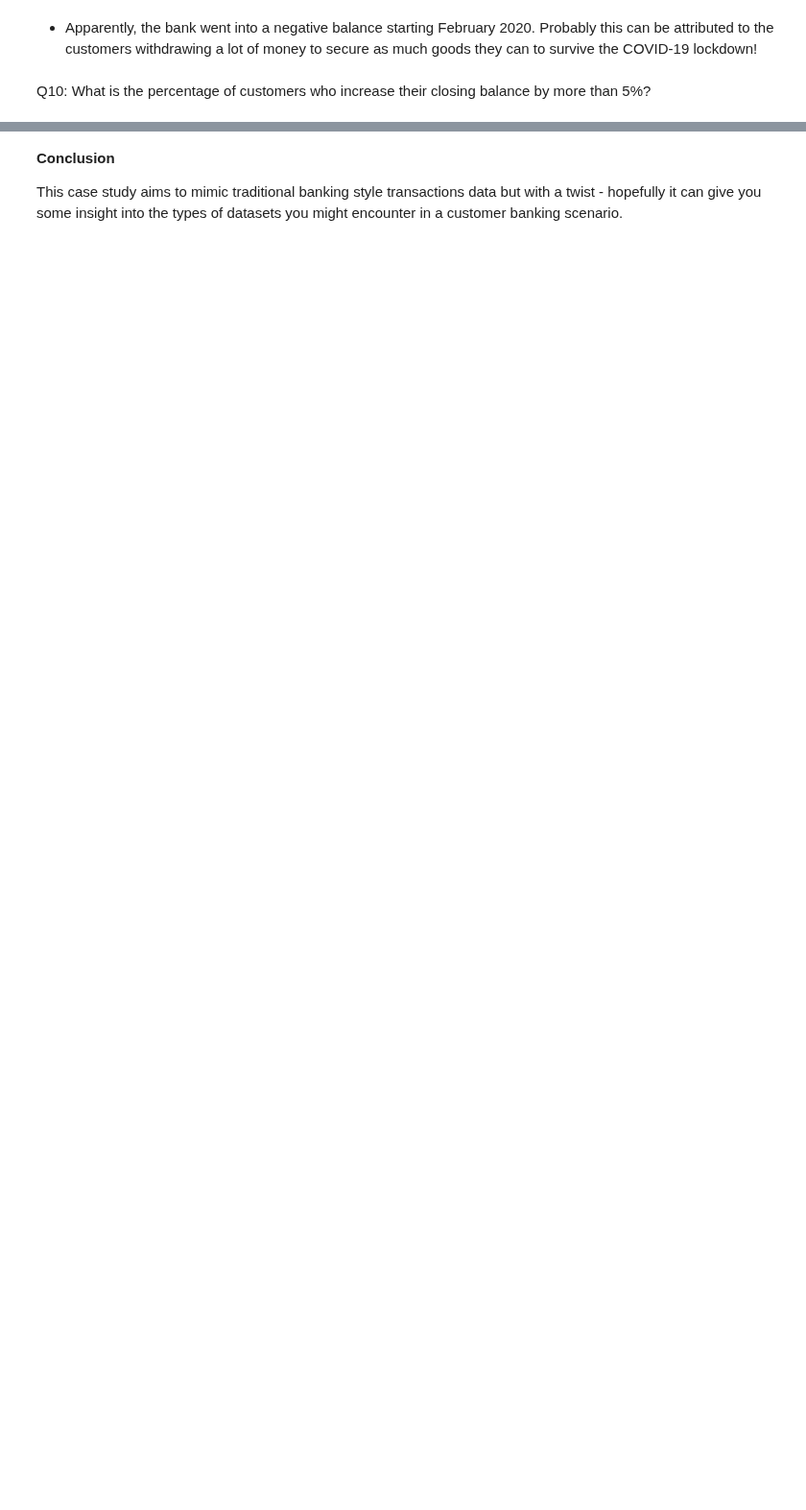
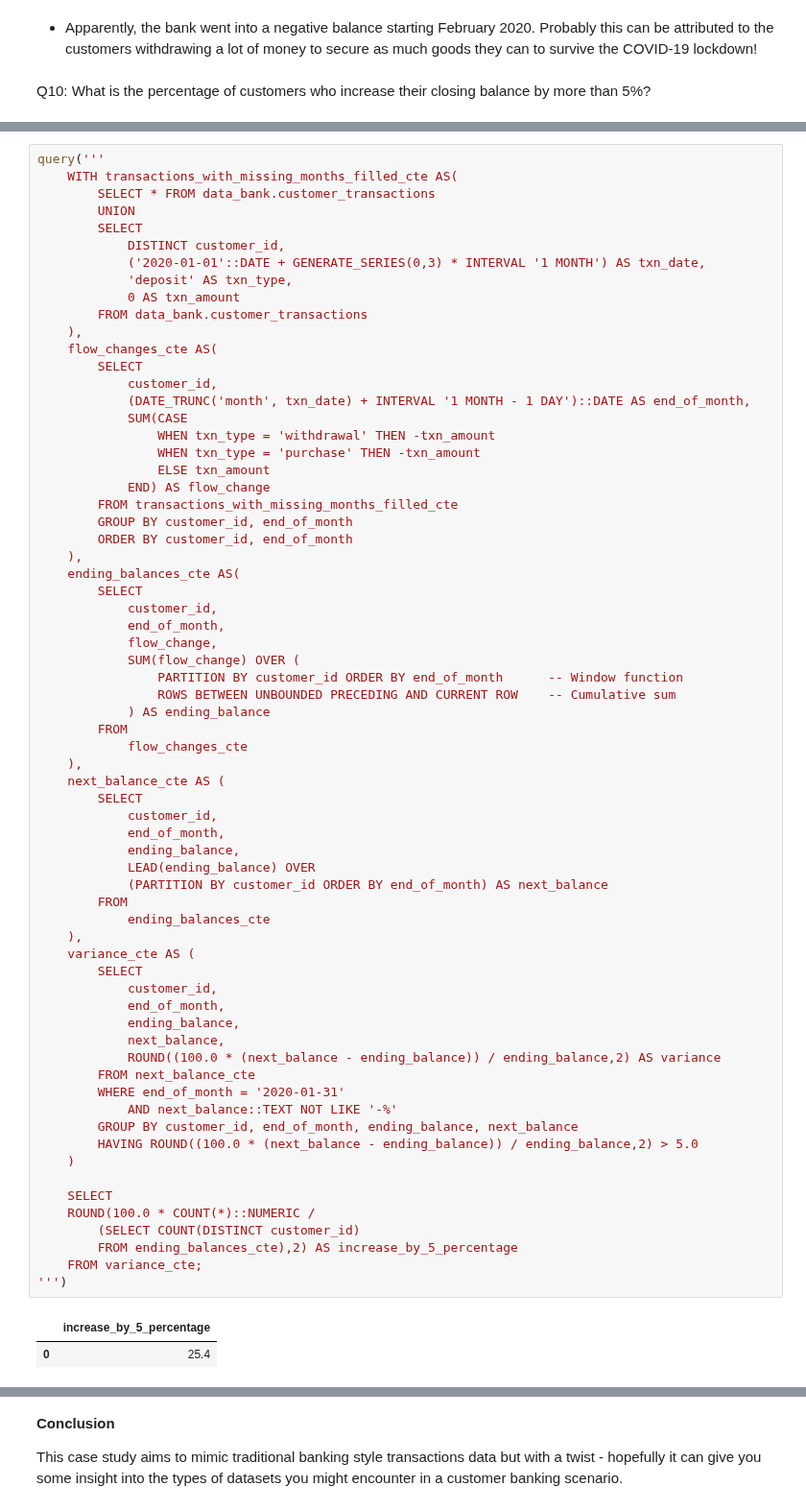
Before and after one commit to 20100215/8_Week_SQL_Challenge, a Jupyter notebook: Week 4 (Data Bank)/week4.ipynb, the cells around one changed output, grey strips where cells are left out. Shown at 96% size. Drawn from its saved outputs; the diff is of its cells as text; blank space fills up the shorter version.

```diff
--- a/Week 4 (Data Bank)/week4.ipynb
+++ b/Week 4 (Data Bank)/week4.ipynb
@@ -603,0 +577,70 @@ The Data Bank team wants you to use the outputs generated from the above section
+# %%
+query('''
+    WITH transactions_with_missing_months_filled_cte AS(
+        SELECT * FROM data_bank.customer_transactions
+        UNION
+        SELECT
+            DISTINCT customer_id,
+            ('2020-01-01'::DATE + GENERATE_SERIES(0,3) * INTERVAL '1 MONTH') AS txn_date,
+            'deposit' AS txn_type,
+            0 AS txn_amount
+        FROM data_bank.customer_transactions
+    ),
+    flow_changes_cte AS(
+        SELECT
+            customer_id,
+            (DATE_TRUNC('month', txn_date) + INTERVAL '1 MONTH - 1 DAY')::DATE AS end_of_month,
+            SUM(CASE
+                WHEN txn_type = 'withdrawal' THEN -txn_amount
+                WHEN txn_type = 'purchase' THEN -txn_amount
+                ELSE txn_amount
+            END) AS flow_change
+        FROM transactions_with_missing_months_filled_cte
+        GROUP BY customer_id, end_of_month
+        ORDER BY customer_id, end_of_month
+    ),
+    ending_balances_cte AS(
+        SELECT
+            customer_id,
+            end_of_month,
+            flow_change,
+            SUM(flow_change) OVER (
+                PARTITION BY customer_id ORDER BY end_of_month      -- Window function
+                ROWS BETWEEN UNBOUNDED PRECEDING AND CURRENT ROW    -- Cumulative sum
+            ) AS ending_balance
+        FROM
+            flow_changes_cte
+    ),
+    next_balance_cte AS (
+        SELECT
+            customer_id,
+            end_of_month,
+            ending_balance,
+            LEAD(ending_balance) OVER
+            (PARTITION BY customer_id ORDER BY end_of_month) AS next_balance
+        FROM
+            ending_balances_cte
+    ),
+    variance_cte AS (
+        SELECT
+            customer_id,
+            end_of_month,
+            ending_balance,
+            next_balance,
+            ROUND((100.0 * (next_balance - ending_balance)) / ending_balance,2) AS variance
+        FROM next_balance_cte
+        WHERE end_of_month = '2020-01-31'
+            AND next_balance::TEXT NOT LIKE '-%'
+        GROUP BY customer_id, end_of_month, ending_balance, next_balance
+        HAVING ROUND((100.0 * (next_balance - ending_balance)) / ending_balance,2) > 5.0
+    )
+
+    SELECT
+    ROUND(100.0 * COUNT(*)::NUMERIC /
+        (SELECT COUNT(DISTINCT customer_id)
+        FROM ending_balances_cte),2) AS increase_by_5_percentage
+    FROM variance_cte;
+''')
+# %% [output]
+|  | increase_by_5_percentage |
+| 0 | 25.4 |
```
Also changed, not shown: parts of 17 cells of this notebook.
